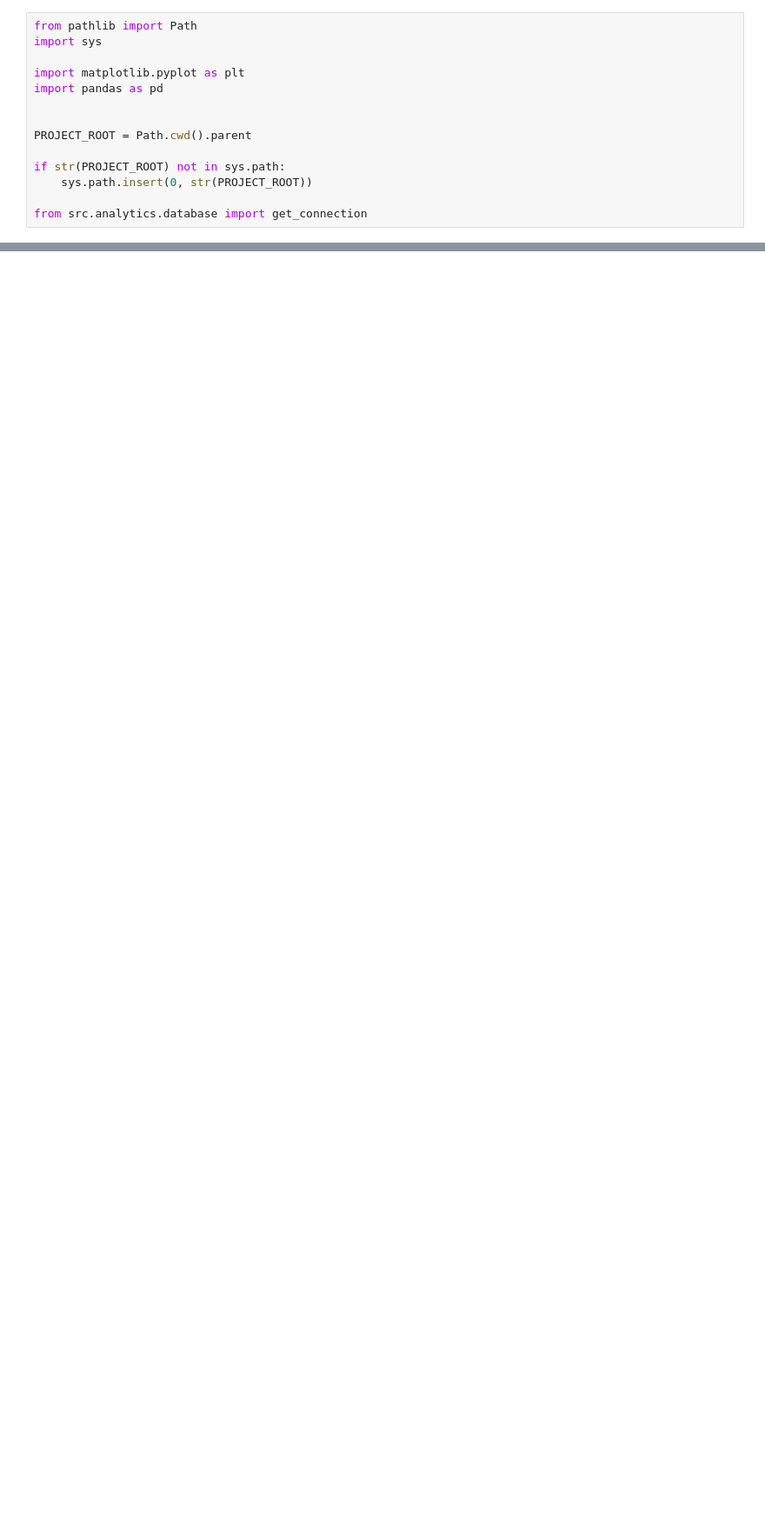
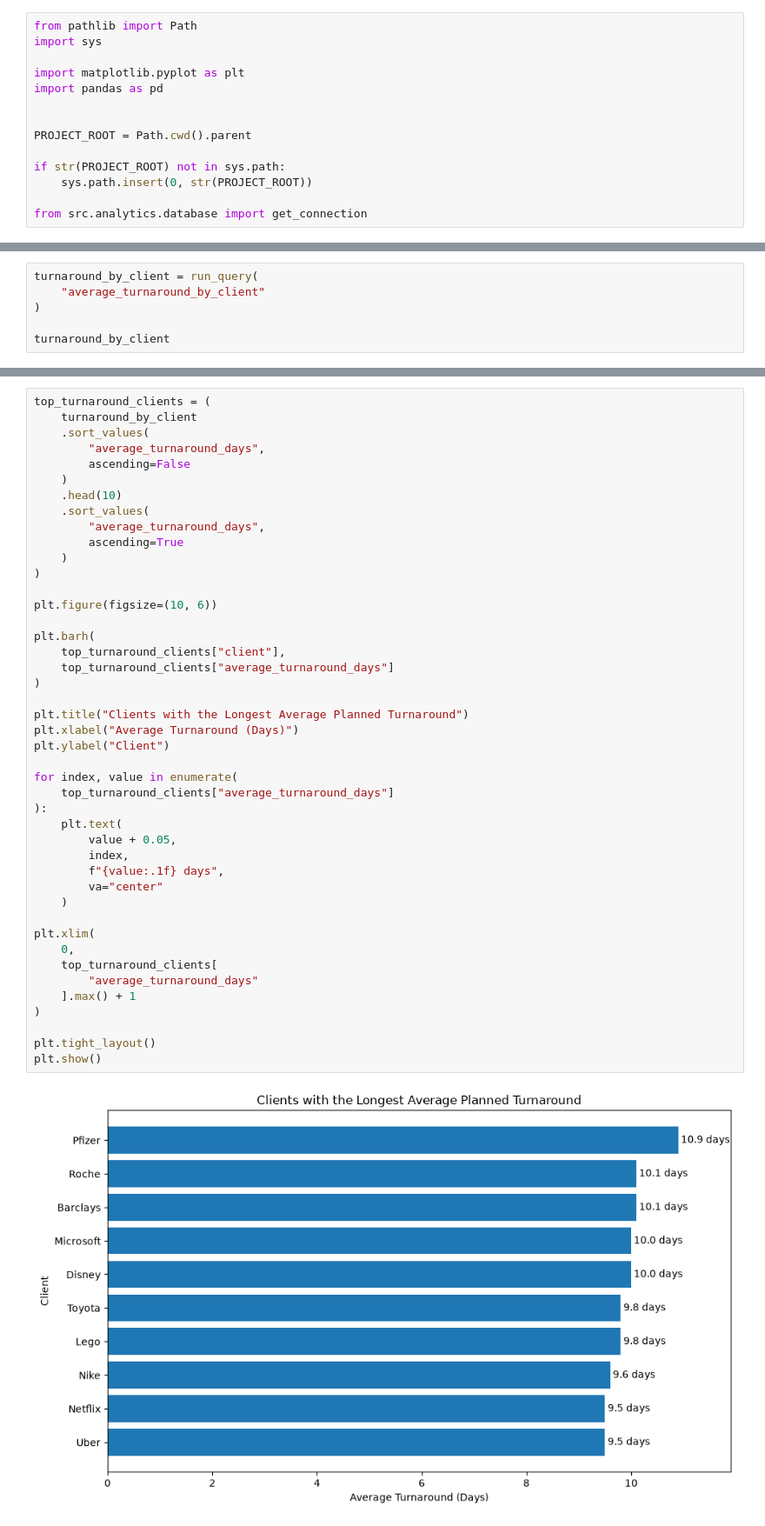
Before and after one commit to hannahhh26/localization-project-analytics, a Jupyter notebook: notebooks/localization_analysis.ipynb, the cells around one changed output, grey strips where cells are left out. Shown at 87% size. Drawn from its saved outputs; the diff is of its cells as text; blank space fills up the shorter version.

```diff
--- a/notebooks/localization_analysis.ipynb
+++ b/notebooks/localization_analysis.ipynb
@@ -43,0 +426,6 @@ projects.head()
+# %%
+turnaround_by_client = run_query(
+    "average_turnaround_by_client"
+)
+
+turnaround_by_client
@@ -43,0 +450,46 @@ projects.head()
+# %%
+top_turnaround_clients = (
+    turnaround_by_client
+    .sort_values(
+        "average_turnaround_days",
+        ascending=False
+    )
+    .head(10)
+    .sort_values(
+        "average_turnaround_days",
+        ascending=True
+    )
+)
+
+plt.figure(figsize=(10, 6))
+
+plt.barh(
+    top_turnaround_clients["client"],
+    top_turnaround_clients["average_turnaround_days"]
+)
+
+plt.title("Clients with the Longest Average Planned Turnaround")
+plt.xlabel("Average Turnaround (Days)")
+plt.ylabel("Client")
+
+for index, value in enumerate(
+    top_turnaround_clients["average_turnaround_days"]
+):
+    plt.text(
+        value + 0.05,
+        index,
+        f"{value:.1f} days",
+        va="center"
+    )
+
+plt.xlim(
+    0,
+    top_turnaround_clients[
+        "average_turnaround_days"
+    ].max() + 1
+)
+
+plt.tight_layout()
+plt.show()
+# %% [output]
+[figure, added]
```
Also changed, not shown: parts of 85 cells of this notebook, 1 other file.
